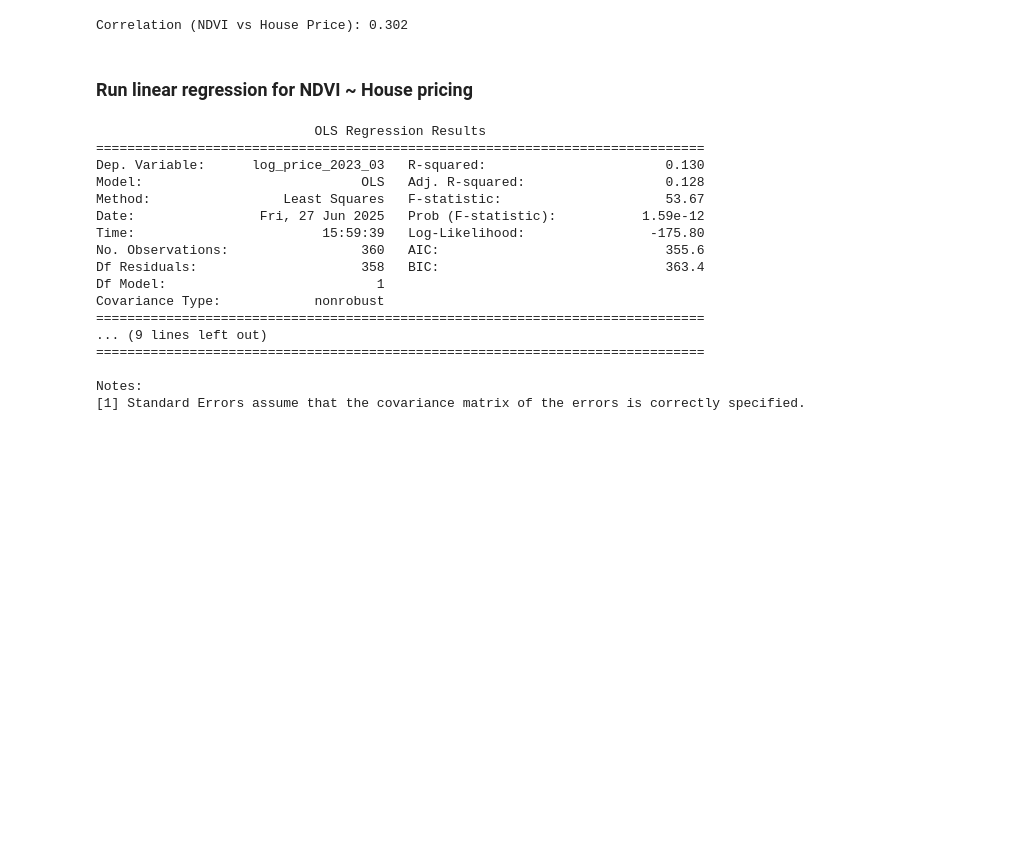
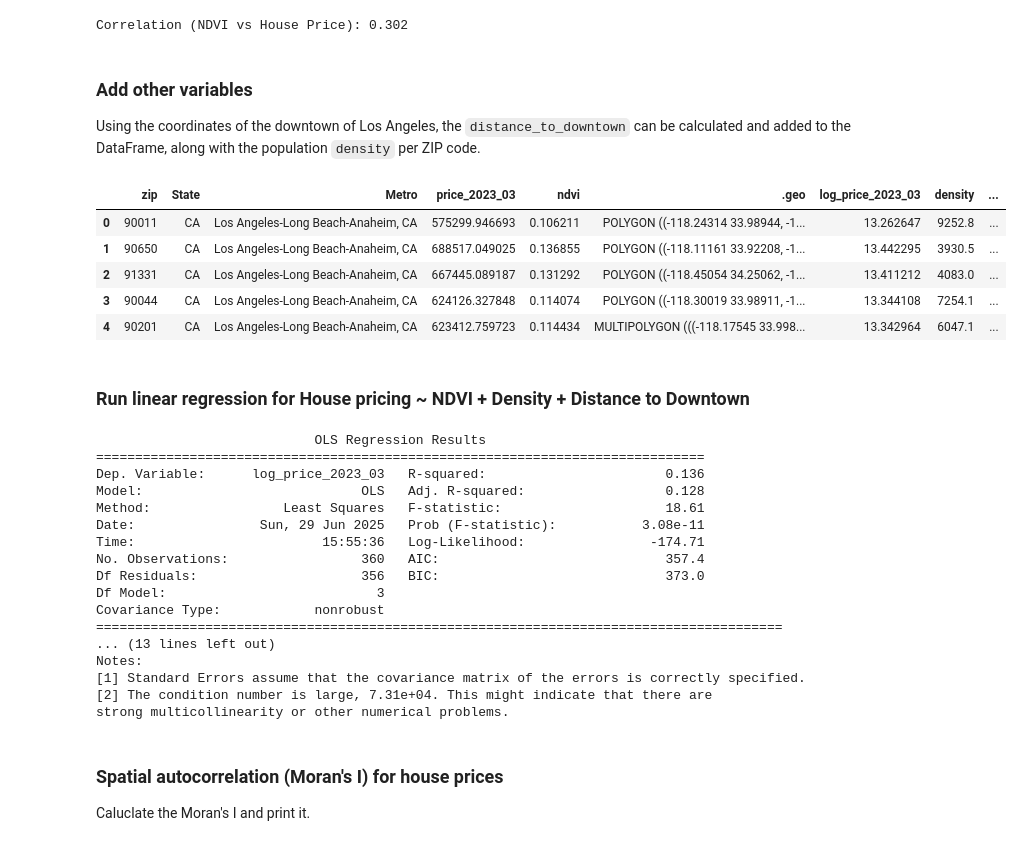
Before and after one commit to andreleo02/geospatial-analysis-project, a Jupyter notebook: analysis.ipynb, the cells around one changed output. Saved outputs shown, nothing was run; the diff lists cells and outputs as text; code cells hidden in the pictures; blank space fills up the shorter version.

Commit message:
added sem and other variables

```diff
--- a/analysis.ipynb
+++ b/analysis.ipynb
@@ -50,6 +51,12 @@ merged.to_csv("data/zillow_ndvi_merged.csv", index=False)
 Create a GeoDataFrame using shapely geometry and plot the two maps.
 # %%
 merged_df = pd.read_csv("data/zillow_ndvi_merged.csv")
+
+columns_to_drop = [
+    'ALAND10', 'AWATER10', 'CLASSFP10', 'FUNCSTAT10',
+    'GEOID10', 'INTPTLAT10', 'INTPTLON10', 'MTFCC10', 'system:index'
+]
+merged_df = merged_df.drop(columns=columns_to_drop)
 
 # Convert WKT to shapely geometries
 merged_df['.geo'] = merged_df['.geo'].apply(json.loads).apply(shape)
@@ -84,10 +91,45 @@ correlation = merged_gdf['ndvi'].corr(merged_gdf['price_2023_03'])
 print(f"Correlation (NDVI vs House Price): {correlation:.3f}")
 # %% [output]
 Correlation (NDVI vs House Price): 0.302
+# %% [markdown]
+### Add other variables
+Using the coordinates of the downtown of Los Angeles, the `distance_to_downtown` can be calculated and added to the DataFrame, along with the population `density` per ZIP code.
+# %%
+# Download from https://simplemaps.com/data/us-zips
+uszips_df = pd.read_csv("data/uszips.csv")
+
+# Coordinates of Downtown Los Angeles
+downtown_coords = (34.0522, -118.2437)
+
+# Prepare ZIP coordinates for merge
+uszips_df['zip'] = uszips_df['zip'].astype(str).str.zfill(5)
+uszips_df = uszips_df[['zip', 'lat', 'lng', 'density']].dropna()
+
+# Compute distance to downtown LA
+uszips_df['distance_to_downtown'] = uszips_df.apply(
+    lambda row: geodesic((row['lat'], row['lng']), downtown_coords).km, axis=1
+)
+
+merged_gdf['zip'] = merged_gdf['zip'].astype(str).str.zfill(5)
+uszips_df['zip'] = uszips_df['zip'].astype(str).str.zfill(5)
+
+merged_gdf = merged_gdf.merge(
+    uszips_df[['zip', 'density', 'distance_to_downtown']],
+    on='zip', how='left'
+).dropna(subset=['density', 'distance_to_downtown'])
+
+merged_gdf.head()
+# %% [output]
+|  | zip | State | Metro | price_2023_03 | ndvi | .geo | log_price_2023_03 | density | ... |
+| 0 | 90011 | CA | Los Angeles-Long Beach-Anaheim, CA | 575299.946693 | 0.106211 | POLYGON ((-118.24314 33.98944, -1... | 13.262647 | 9252.8 | ... |
+| 1 | 90650 | CA | Los Angeles-Long Beach-Anaheim, CA | 688517.049025 | 0.136855 | POLYGON ((-118.11161 33.92208, -1... | 13.442295 | 3930.5 | ... |
+| 2 | 91331 | CA | Los Angeles-Long Beach-Anaheim, CA | 667445.089187 | 0.131292 | POLYGON ((-118.45054 34.25062, -1... | 13.411212 | 4083.0 | ... |
+| 3 | 90044 | CA | Los Angeles-Long Beach-Anaheim, CA | 624126.327848 | 0.114074 | POLYGON ((-118.30019 33.98911, -1... | 13.344108 | 7254.1 | ... |
+| 4 | 90201 | CA | Los Angeles-Long Beach-Anaheim, CA | 623412.759723 | 0.114434 | MULTIPOLYGON (((-118.17545 33.998... | 13.342964 | 6047.1 | ... |
 # %% [markdown]
-### Run linear regression for NDVI ~ House pricing
+### Run linear regression for House pricing ~ NDVI + Density + Distance to Downtown
 # %%
-X = merged_gdf[['ndvi']]
+X = merged_gdf[['ndvi', 'density', 'distance_to_downtown']]
 X = sm.add_constant(X)
 y = merged_gdf['log_price_2023_03']
 
@@ -97,19 +139,22 @@ print(regression_summary)
 # %% [output]
                             OLS Regression Results
 ==============================================================================
-Dep. Variable:      log_price_2023_03   R-squared:                       0.130
+Dep. Variable:      log_price_2023_03   R-squared:                       0.136
 Model:                            OLS   Adj. R-squared:                  0.128
-Method:                 Least Squares   F-statistic:                     53.67
-Date:                Fri, 27 Jun 2025   Prob (F-statistic):           1.59e-12
-Time:                        15:59:39   Log-Likelihood:                -175.80
-No. Observations:                 360   AIC:                             355.6
-Df Residuals:                     358   BIC:                             363.4
-Df Model:                           1
+Method:                 Least Squares   F-statistic:                     18.61
+Date:                Sun, 29 Jun 2025   Prob (F-statistic):           3.08e-11
+Time:                        15:55:36   Log-Likelihood:                -174.71
+No. Observations:                 360   AIC:                             357.4
+Df Residuals:                     356   BIC:                             373.0
+Df Model:                           3
 Covariance Type:            nonrobust
-==============================================================================
-... (9 lines left out)
-==============================================================================
-
+========================================================================================
+... (13 lines left out)
 Notes:
 [1] Standard Errors assume that the covariance matrix of the errors is correctly specified.
+[2] The condition number is large, 7.31e+04. This might indicate that there are
+strong multicollinearity or other numerical problems.
+# %% [markdown]
+### Spatial autocorrelation (Moran's I) for house prices
+Caluclate the Moran's I and print it.
 # %%
```
Also changed, not shown: parts of 6 cells of this notebook, 1 other file.
